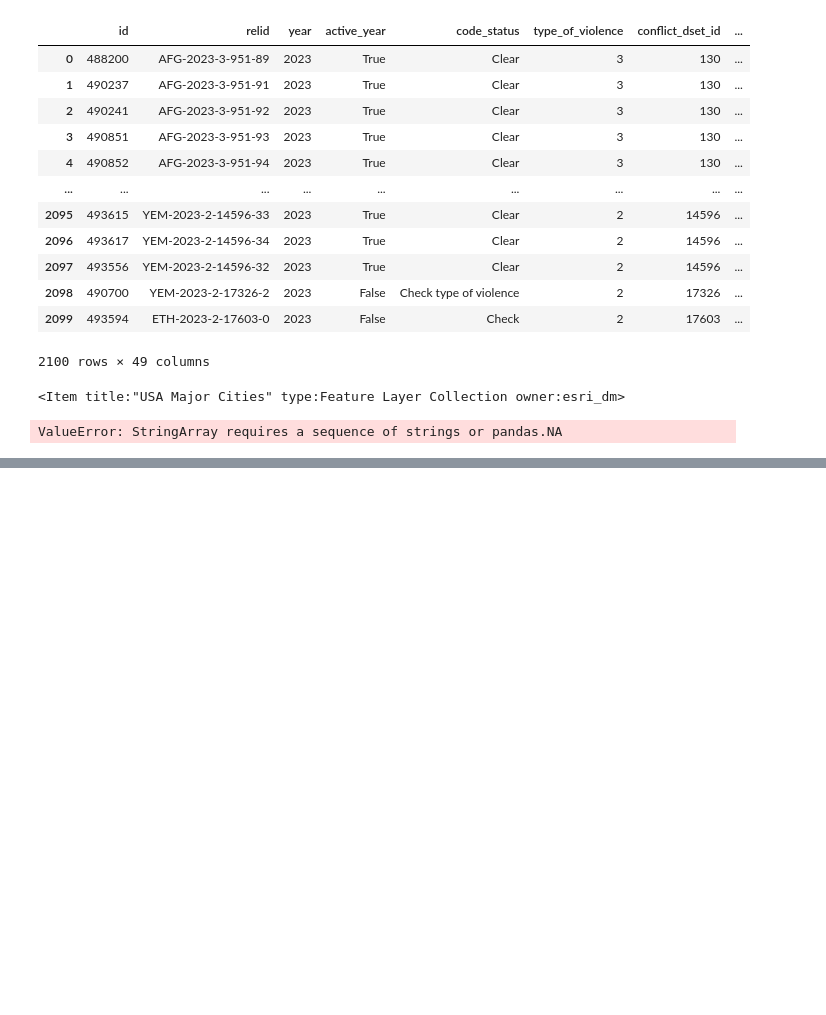
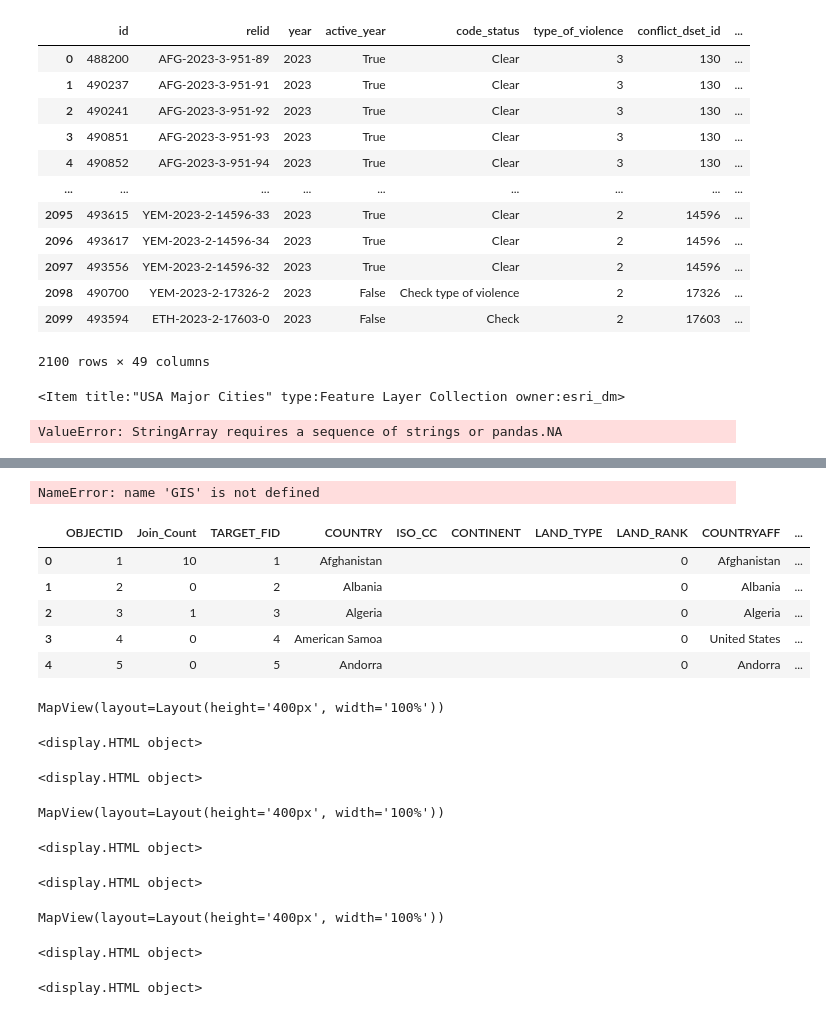
Before and after one commit to karbah-geodata/python-kurs-test, a Jupyter notebook: ProjectTest/New Notebook.ipynb, the cells around one changed output, grey strips where cells are left out. Cells and saved outputs as stored; diff of their text form; code cells hidden in the pictures; blank space fills up the shorter version.

```diff
--- a/ProjectTest/New Notebook.ipynb
+++ b/ProjectTest/New Notebook.ipynb
@@ -89,0 +104,6 @@ ValueError: StringArray requires a sequence of strings or pandas.NA
+# %%
+df = pd.DataFrame.spatial.from_featureclass("World_Countries_Conflicts_SpatialJoin")
+# %%
+gis = GIS()
+# %% [output]
+NameError: name 'GIS' is not defined
@@ -89,0 +113,9 @@ ValueError: StringArray requires a sequence of strings or pandas.NA
+# %%
+df.head()
+# %% [output]
+|  | OBJECTID | Join_Count | TARGET_FID | COUNTRY | ISO_CC | CONTINENT | LAND_TYPE | LAND_RANK | COUNTRYAFF | ... |
+| 0 | 1 | 10 | 1 | Afghanistan |  |  |  | 0 | Afghanistan | ... |
+| 1 | 2 | 0 | 2 | Albania |  |  |  | 0 | Albania | ... |
+| 2 | 3 | 1 | 3 | Algeria |  |  |  | 0 | Algeria | ... |
+| 3 | 4 | 0 | 4 | American Samoa |  |  |  | 0 | United States | ... |
+| 4 | 5 | 0 | 5 | Andorra |  |  |  | 0 | Andorra | ... |
@@ -89,0 +124,6 @@ ValueError: StringArray requires a sequence of strings or pandas.NA
+# %%
+m1
+# %% [output]
+MapView(layout=Layout(height='400px', width='100%'))
+<display.HTML object>
+<display.HTML object>
@@ -89,0 +132,13 @@ ValueError: StringArray requires a sequence of strings or pandas.NA
+# %%
+m1
+# %% [output]
+MapView(layout=Layout(height='400px', width='100%'))
+<display.HTML object>
+<display.HTML object>
+# %%
+m2= GIS().map('United States', zoomlevel=4)
+m2
+# %% [output]
+MapView(layout=Layout(height='400px', width='100%'))
+<display.HTML object>
+<display.HTML object>
```
Also changed, not shown: parts of 10 cells of this notebook, 35 other files.
